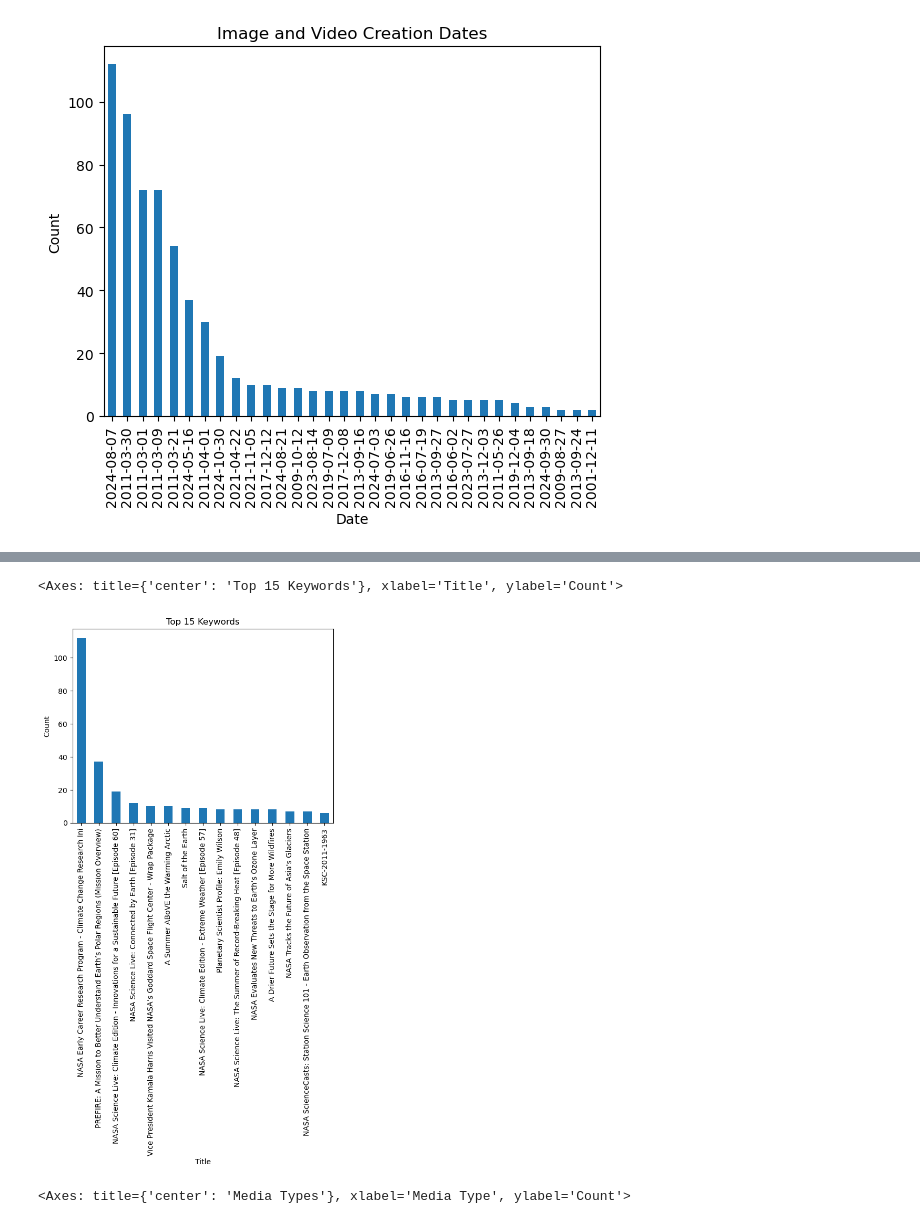
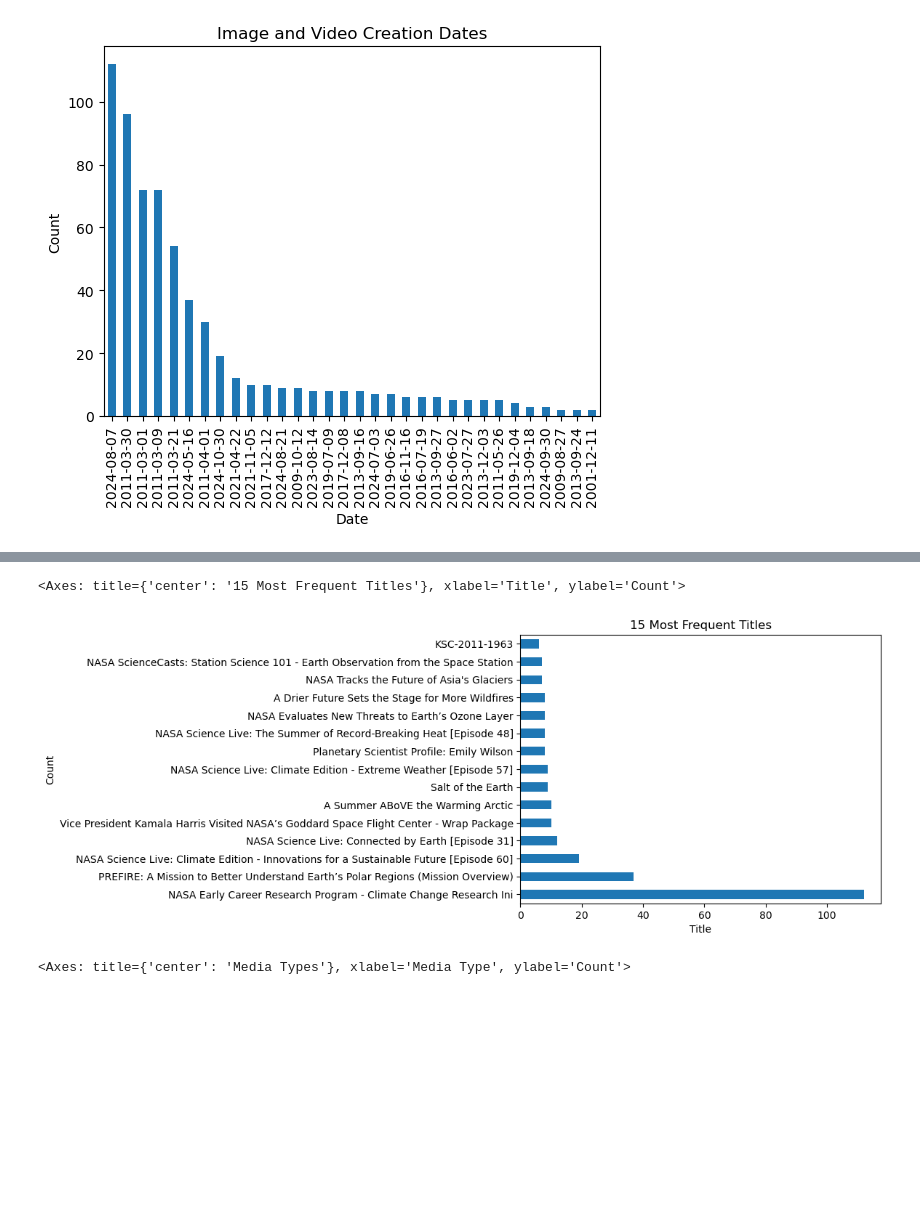
Before and after one commit to ibobadil/nasa-image-descriptions, a Jupyter notebook: charts_final.ipynb, the cells around one changed output, grey strips where cells are left out. Drawn from its saved outputs; the diff is of its cells as text; code cells hidden in the pictures; blank space fills up the shorter version.

```diff
--- a/charts_final.ipynb
+++ b/charts_final.ipynb
@@ -16,8 +16,8 @@ data.value_counts('keywords').nlargest(35).plot(kind = 'bar', xlabel = 'Keywords
 # %%
-data.value_counts('title').nlargest(15).plot(kind = 'bar', xlabel = 'Title', ylabel = 'Count', title = 'Top 15 Keywords')
+data.value_counts('title').nlargest(15).plot(kind = 'barh', xlabel = 'Title', ylabel = 'Count', title = '15 Most Frequent Titles')
 # %% [output]
-<Axes: title={'center': 'Top 15 Keywords'}, xlabel='Title', ylabel='Count'>
+<Axes: title={'center': '15 Most Frequent Titles'}, xlabel='Title', ylabel='Count'>
-[figure, old version]
+[figure, new version]
 # %%
 data.value_counts('media_type').plot(kind = 'bar', xlabel = 'Media Type', ylabel = 'Count', title = 'Media Types')
 # %% [output]
```
Also changed, not shown: parts of 1 cell of this notebook.
